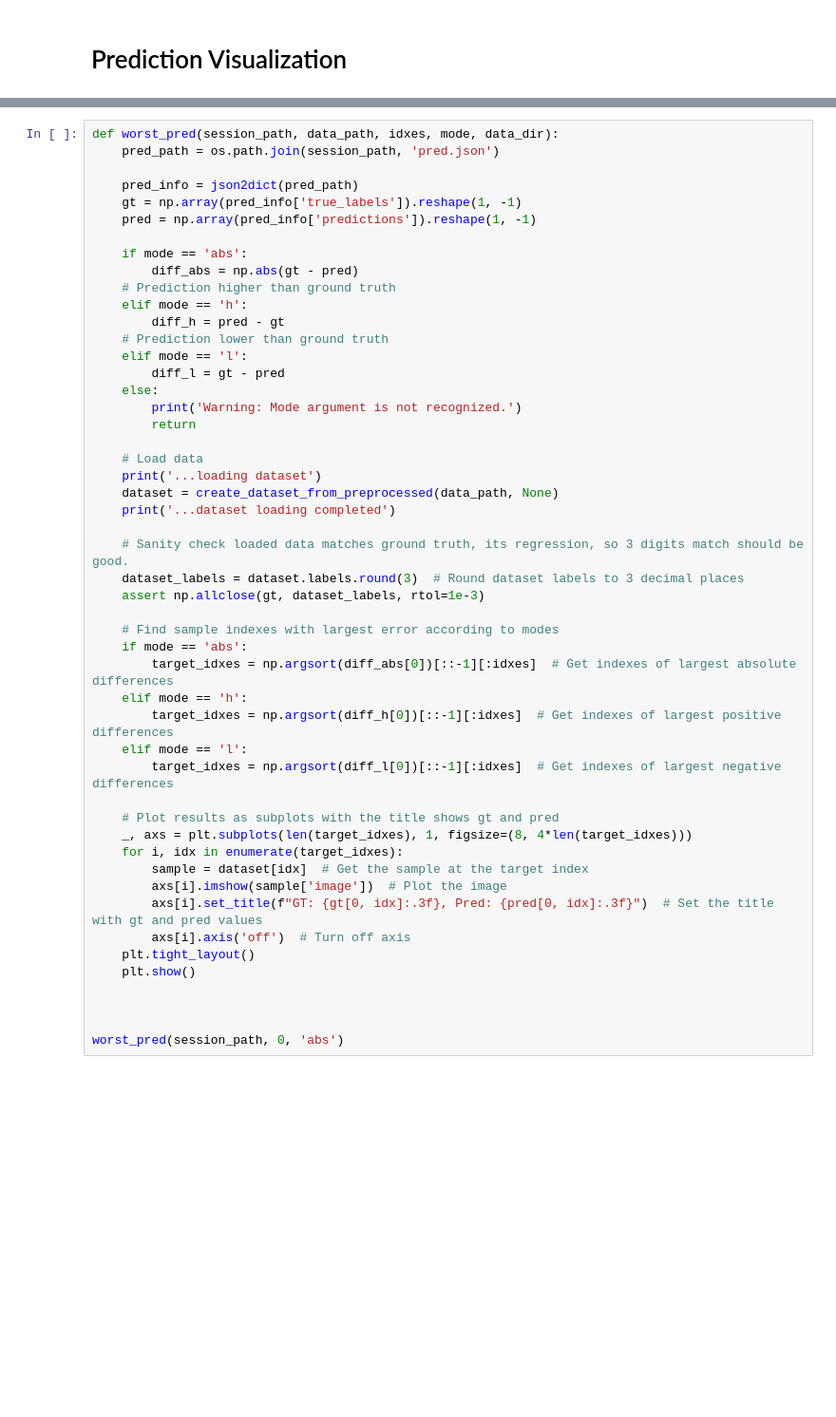
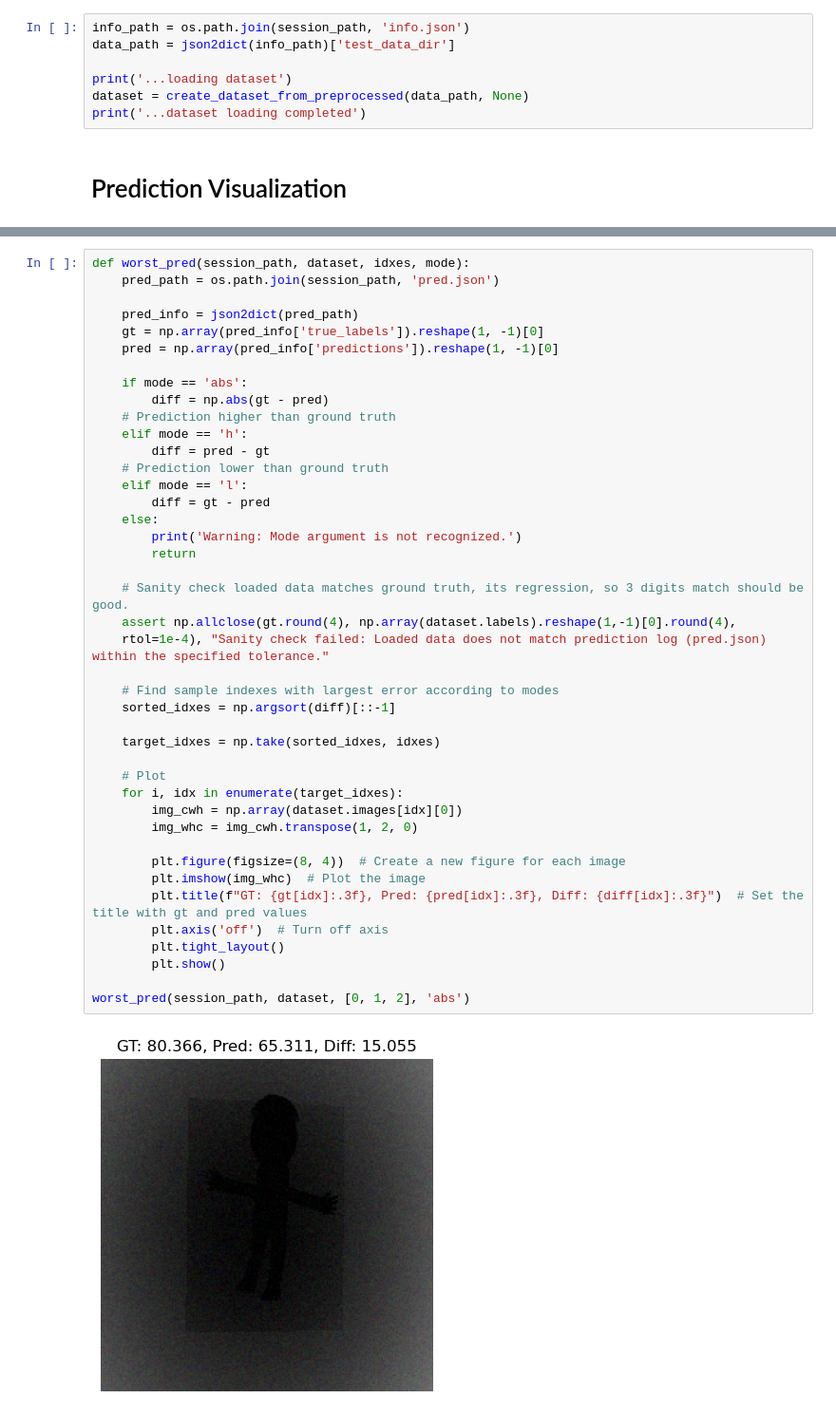
Before and after one commit to hiyuantang/modeling_pipeline, a Jupyter notebook: error_analysis_demo.ipynb, the cells around one changed output, grey strips where cells are left out. Shown at 95% size. Saved outputs shown, nothing was run; the diff lists cells and outputs as text; blank space fills up the shorter version.

```diff
--- a/error_analysis_demo.ipynb
+++ b/error_analysis_demo.ipynb
@@ -14,3 +14,10 @@ session_path = 'results/caa4ec90f27134dae9767ea99cca4f82' # Define your session
+# %%
+info_path = os.path.join(session_path, 'info.json')
+data_path = json2dict(info_path)['test_data_dir']
+
+print('...loading dataset')
+dataset = create_dataset_from_preprocessed(data_path, None)
+print('...dataset loading completed')
 # %% [markdown]
 # Prediction Visualization
 # %%
@@ -20,50 +27,44 @@ pred_vis(session_path, '', False)
 # %%
-def worst_pred(session_path, data_path, idxes, mode, data_dir):
+def worst_pred(session_path, dataset, idxes, mode):
     pred_path = os.path.join(session_path, 'pred.json')
 
     pred_info = json2dict(pred_path)
-    gt = np.array(pred_info['true_labels']).reshape(1, -1)
-    pred = np.array(pred_info['predictions']).reshape(1, -1)
+    gt = np.array(pred_info['true_labels']).reshape(1, -1)[0]
+    pred = np.array(pred_info['predictions']).reshape(1, -1)[0]
 
     if mode == 'abs':
-        diff_abs = np.abs(gt - pred)
+        diff = np.abs(gt - pred)
     # Prediction higher than ground truth
     elif mode == 'h':
-        diff_h = pred - gt
+        diff = pred - gt
     # Prediction lower than ground truth
     elif mode == 'l':
-        diff_l = gt - pred
+        diff = gt - pred
     else:
         print('Warning: Mode argument is not recognized.')
         return
 
-    # Load data
-    print('...loading dataset')
-    dataset = create_dataset_from_preprocessed(data_path, None)
-    print('...dataset loading completed')
-
     # Sanity check loaded data matches ground truth, its regression, so 3 digits match should be good.
-    dataset_labels = dataset.labels.round(3)  # Round dataset labels to 3 decimal places
-    assert np.allclose(gt, dataset_labels, rtol=1e-3)
+    assert np.allclose(gt.round(4), np.array(dataset.labels).reshape(1,-1)[0].round(4),
+    rtol=1e-4), "Sanity check failed: Loaded data does not match prediction log (pred.json) within the specified tolerance."
 
     # Find sample indexes with largest error according to modes
-    if mode == 'abs':
-        target_idxes = np.argsort(diff_abs[0])[::-1][:idxes]  # Get indexes of largest absolute differences
-    elif mode == 'h':
-        target_idxes = np.argsort(diff_h[0])[::-1][:idxes]  # Get indexes of largest positive differences
-    elif mode == 'l':
-        target_idxes = np.argsort(diff_l[0])[::-1][:idxes]  # Get indexes of largest negative differences
+    sorted_idxes = np.argsort(diff)[::-1]
 
-    # Plot results as subplots with the title shows gt and pred
-    _, axs = plt.subplots(len(target_idxes), 1, figsize=(8, 4*len(target_idxes)))
+    target_idxes = np.take(sorted_idxes, idxes)
+
+    # Plot
     for i, idx in enumerate(target_idxes):
-        sample = dataset[idx]  # Get the sample at the target index
-        axs[i].imshow(sample['image'])  # Plot the image
-        axs[i].set_title(f"GT: {gt[0, idx]:.3f}, Pred: {pred[0, idx]:.3f}")  # Set the title with gt and pred values
-        axs[i].axis('off')  # Turn off axis
-    plt.tight_layout()
-    plt.show()
+        img_cwh = np.array(dataset.images[idx][0])
+        img_whc = img_cwh.transpose(1, 2, 0)
 
+        plt.figure(figsize=(8, 4))  # Create a new figure for each image
+        plt.imshow(img_whc)  # Plot the image
+        plt.title(f"GT: {gt[idx]:.3f}, Pred: {pred[idx]:.3f}, Diff: {diff[idx]:.3f}")  # Set the title with gt and pred values
+        plt.axis('off')  # Turn off axis
+        plt.tight_layout()
+        plt.show()
 
-
-worst_pred(session_path, 0, 'abs')
+worst_pred(session_path, dataset, [0, 1, 2], 'abs')
+# %% [output]
+[figure, added]
```
Also changed, not shown: parts of 5 cells of this notebook.
